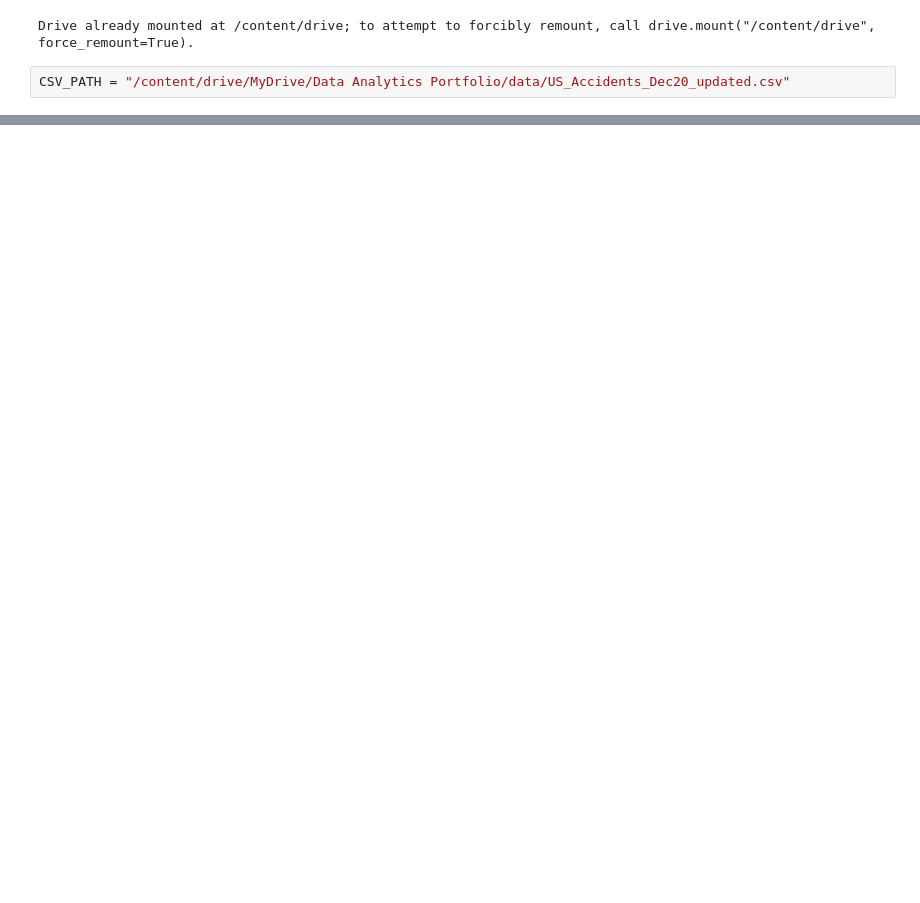
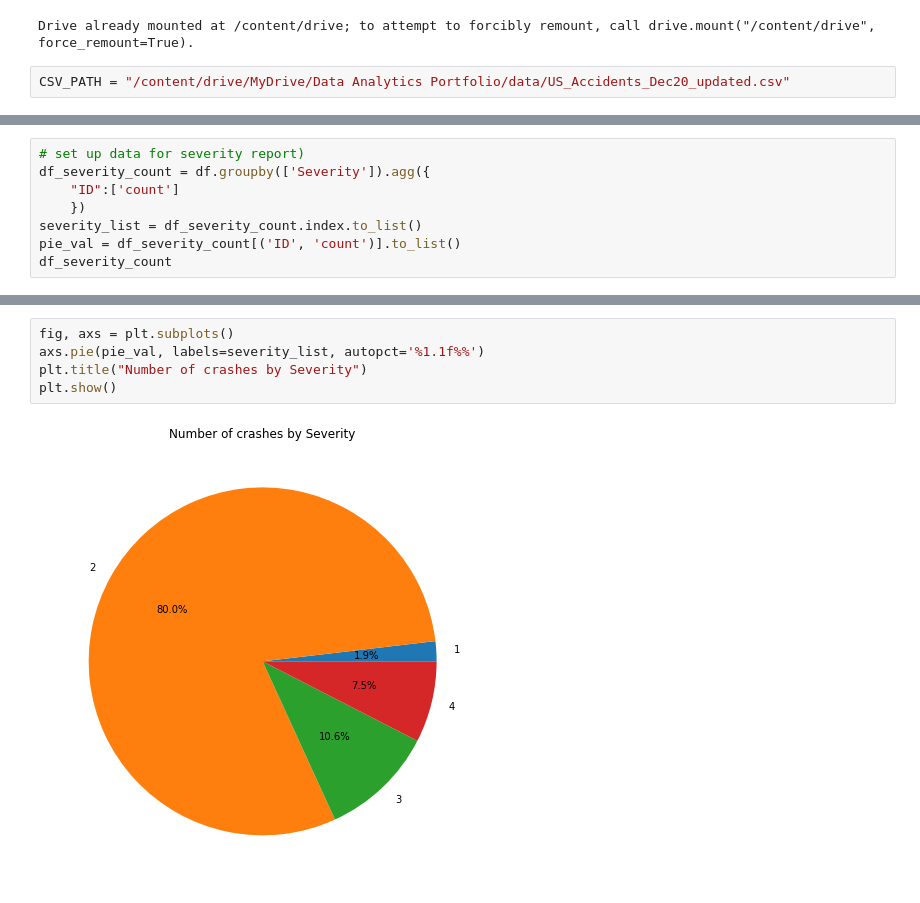
Before and after one commit to matthewmyrick/DataAnalyticsPortfolio, a Jupyter notebook: US Collision/Collision_Data_Analysis.ipynb, the cells around one changed output, grey strips where cells are left out. Saved outputs shown, nothing was run; the diff lists cells and outputs as text; blank space fills up the shorter version.

```diff
--- a/US Collision/Collision_Data_Analysis.ipynb
+++ b/US Collision/Collision_Data_Analysis.ipynb
@@ -44,0 +74,8 @@ plt.show()
+# %%
+# set up data for severity report)
+df_severity_count = df.groupby(['Severity']).agg({
+    "ID":['count']
+    })
+severity_list = df_severity_count.index.to_list()
+pie_val = df_severity_count[('ID', 'count')].to_list()
+df_severity_count
@@ -44,0 +90,7 @@ plt.show()
+# %%
+fig, axs = plt.subplots()
+axs.pie(pie_val, labels=severity_list, autopct='%1.1f%%')
+plt.title("Number of crashes by Severity")
+plt.show()
+# %% [output]
+[figure, added]
```
Also changed, not shown: parts of 9 cells of this notebook.
